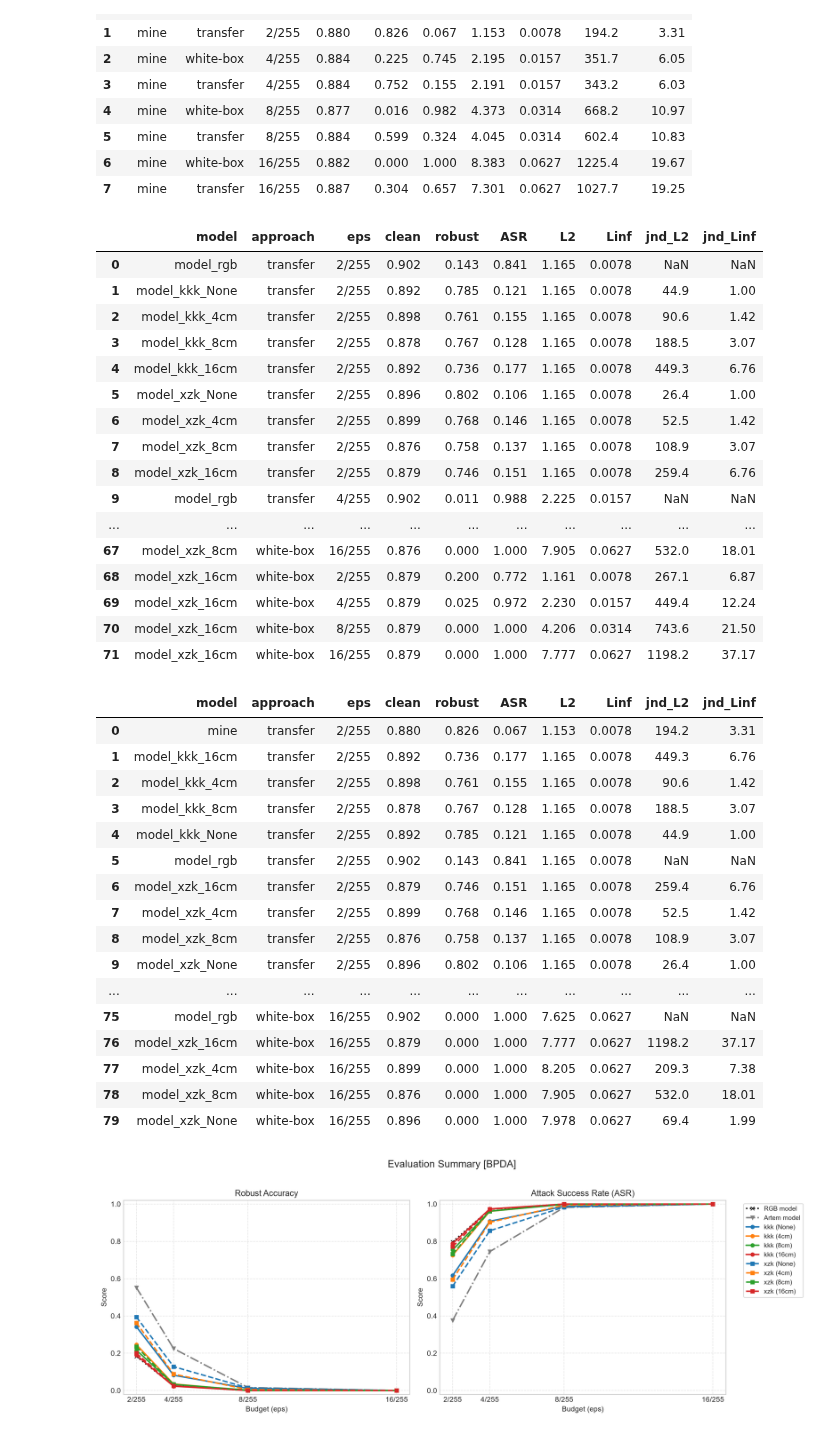
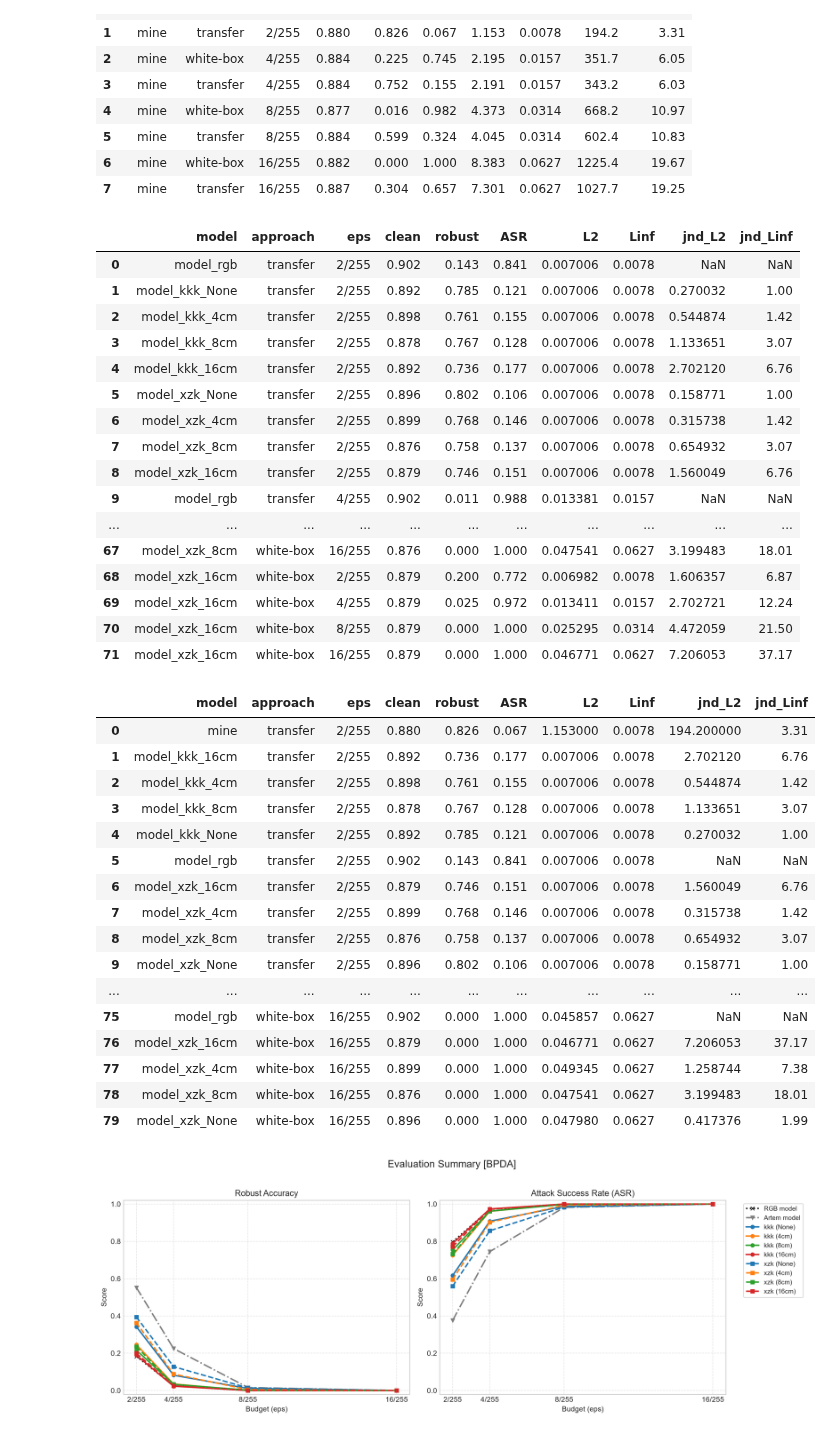
Before and after one commit to tarakanov517/CV_JND_based_approach, a Jupyter notebook: stl10-resnet50/scripts/comparison_approaches.ipynb, the cells around one changed output. Saved outputs shown, nothing was run; the diff lists cells and outputs as text; code cells hidden in the pictures.

```diff
--- a/stl10-resnet50/scripts/comparison_approaches.ipynb
+++ b/stl10-resnet50/scripts/comparison_approaches.ipynb
@@ -140,29 +145,33 @@ for model_name, eps_dict in raw_results.get('bpda', {}).items():
         })
 # %%
 my_results = pd.DataFrame(rows)
+norm_factor = np.sqrt(3 * 96 * 96) # данные получены на датасете stl10 с изображениями 96 на 96
+
+my_results['L2'] = my_results['L2'] / norm_factor
+my_results['jnd_L2'] = my_results['jnd_L2'] / norm_factor
 
 with pd.option_context('display.max_rows', None, 'display.max_columns', None):
     display(my_results)
 
 my_results.to_csv(out_csv / 'Jnd_results.csv', index=False, encoding='utf-8')
 # %% [output]
 |  | model | approach | eps | clean | robust | ASR | L2 | Linf | jnd_L2 | jnd_Linf |
-| 0 | model_rgb | transfer | 2/255 | 0.902 | 0.143 | 0.841 | 1.165 | 0.0078 | NaN | NaN |
-| 1 | model_kkk_None | transfer | 2/255 | 0.892 | 0.785 | 0.121 | 1.165 | 0.0078 | 44.9 | 1.00 |
-| 2 | model_kkk_4cm | transfer | 2/255 | 0.898 | 0.761 | 0.155 | 1.165 | 0.0078 | 90.6 | 1.42 |
-| 3 | model_kkk_8cm | transfer | 2/255 | 0.878 | 0.767 | 0.128 | 1.165 | 0.0078 | 188.5 | 3.07 |
-| 4 | model_kkk_16cm | transfer | 2/255 | 0.892 | 0.736 | 0.177 | 1.165 | 0.0078 | 449.3 | 6.76 |
-| 5 | model_xzk_None | transfer | 2/255 | 0.896 | 0.802 | 0.106 | 1.165 | 0.0078 | 26.4 | 1.00 |
-| 6 | model_xzk_4cm | transfer | 2/255 | 0.899 | 0.768 | 0.146 | 1.165 | 0.0078 | 52.5 | 1.42 |
-| 7 | model_xzk_8cm | transfer | 2/255 | 0.876 | 0.758 | 0.137 | 1.165 | 0.0078 | 108.9 | 3.07 |
-| 8 | model_xzk_16cm | transfer | 2/255 | 0.879 | 0.746 | 0.151 | 1.165 | 0.0078 | 259.4 | 6.76 |
-| 9 | model_rgb | transfer | 4/255 | 0.902 | 0.011 | 0.988 | 2.225 | 0.0157 | NaN | NaN |
+| 0 | model_rgb | transfer | 2/255 | 0.902 | 0.143 | 0.841 | 0.007006 | 0.0078 | NaN | NaN |
+| 1 | model_kkk_None | transfer | 2/255 | 0.892 | 0.785 | 0.121 | 0.007006 | 0.0078 | 0.270032 | 1.00 |
+| 2 | model_kkk_4cm | transfer | 2/255 | 0.898 | 0.761 | 0.155 | 0.007006 | 0.0078 | 0.544874 | 1.42 |
+| 3 | model_kkk_8cm | transfer | 2/255 | 0.878 | 0.767 | 0.128 | 0.007006 | 0.0078 | 1.133651 | 3.07 |
+| 4 | model_kkk_16cm | transfer | 2/255 | 0.892 | 0.736 | 0.177 | 0.007006 | 0.0078 | 2.702120 | 6.76 |
+| 5 | model_xzk_None | transfer | 2/255 | 0.896 | 0.802 | 0.106 | 0.007006 | 0.0078 | 0.158771 | 1.00 |
+| 6 | model_xzk_4cm | transfer | 2/255 | 0.899 | 0.768 | 0.146 | 0.007006 | 0.0078 | 0.315738 | 1.42 |
+| 7 | model_xzk_8cm | transfer | 2/255 | 0.876 | 0.758 | 0.137 | 0.007006 | 0.0078 | 0.654932 | 3.07 |
+| 8 | model_xzk_16cm | transfer | 2/255 | 0.879 | 0.746 | 0.151 | 0.007006 | 0.0078 | 1.560049 | 6.76 |
+| 9 | model_rgb | transfer | 4/255 | 0.902 | 0.011 | 0.988 | 0.013381 | 0.0157 | NaN | NaN |
 | ... | ... | ... | ... | ... | ... | ... | ... | ... | ... | ... |
-| 67 | model_xzk_8cm | white-box | 16/255 | 0.876 | 0.000 | 1.000 | 7.905 | 0.0627 | 532.0 | 18.01 |
-| 68 | model_xzk_16cm | white-box | 2/255 | 0.879 | 0.200 | 0.772 | 1.161 | 0.0078 | 267.1 | 6.87 |
-| 69 | model_xzk_16cm | white-box | 4/255 | 0.879 | 0.025 | 0.972 | 2.230 | 0.0157 | 449.4 | 12.24 |
-| 70 | model_xzk_16cm | white-box | 8/255 | 0.879 | 0.000 | 1.000 | 4.206 | 0.0314 | 743.6 | 21.50 |
-| 71 | model_xzk_16cm | white-box | 16/255 | 0.879 | 0.000 | 1.000 | 7.777 | 0.0627 | 1198.2 | 37.17 |
+| 67 | model_xzk_8cm | white-box | 16/255 | 0.876 | 0.000 | 1.000 | 0.047541 | 0.0627 | 3.199483 | 18.01 |
+| 68 | model_xzk_16cm | white-box | 2/255 | 0.879 | 0.200 | 0.772 | 0.006982 | 0.0078 | 1.606357 | 6.87 |
+| 69 | model_xzk_16cm | white-box | 4/255 | 0.879 | 0.025 | 0.972 | 0.013411 | 0.0157 | 2.702721 | 12.24 |
+| 70 | model_xzk_16cm | white-box | 8/255 | 0.879 | 0.000 | 1.000 | 0.025295 | 0.0314 | 4.472059 | 21.50 |
+| 71 | model_xzk_16cm | white-box | 16/255 | 0.879 | 0.000 | 1.000 | 0.046771 | 0.0627 | 7.206053 | 37.17 |
 # %%
 df_comparison = pd.concat([my_results, artem_results], ignore_index=True)
 
@@ -181,22 +190,22 @@ with pd.option_context('display.max_rows', None, 'display.max_columns', None):
 df_comparison.to_csv(out_csv / 'df_comparison.csv', index=False, encoding='utf-8')
 # %% [output]
 |  | model | approach | eps | clean | robust | ASR | L2 | Linf | jnd_L2 | jnd_Linf |
-| 0 | mine | transfer | 2/255 | 0.880 | 0.826 | 0.067 | 1.153 | 0.0078 | 194.2 | 3.31 |
-| 1 | model_kkk_16cm | transfer | 2/255 | 0.892 | 0.736 | 0.177 | 1.165 | 0.0078 | 449.3 | 6.76 |
-| 2 | model_kkk_4cm | transfer | 2/255 | 0.898 | 0.761 | 0.155 | 1.165 | 0.0078 | 90.6 | 1.42 |
-| 3 | model_kkk_8cm | transfer | 2/255 | 0.878 | 0.767 | 0.128 | 1.165 | 0.0078 | 188.5 | 3.07 |
-| 4 | model_kkk_None | transfer | 2/255 | 0.892 | 0.785 | 0.121 | 1.165 | 0.0078 | 44.9 | 1.00 |
-| 5 | model_rgb | transfer | 2/255 | 0.902 | 0.143 | 0.841 | 1.165 | 0.0078 | NaN | NaN |
-| 6 | model_xzk_16cm | transfer | 2/255 | 0.879 | 0.746 | 0.151 | 1.165 | 0.0078 | 259.4 | 6.76 |
-| 7 | model_xzk_4cm | transfer | 2/255 | 0.899 | 0.768 | 0.146 | 1.165 | 0.0078 | 52.5 | 1.42 |
-| 8 | model_xzk_8cm | transfer | 2/255 | 0.876 | 0.758 | 0.137 | 1.165 | 0.0078 | 108.9 | 3.07 |
-| 9 | model_xzk_None | transfer | 2/255 | 0.896 | 0.802 | 0.106 | 1.165 | 0.0078 | 26.4 | 1.00 |
+| 0 | mine | transfer | 2/255 | 0.880 | 0.826 | 0.067 | 1.153000 | 0.0078 | 194.200000 | 3.31 |
+| 1 | model_kkk_16cm | transfer | 2/255 | 0.892 | 0.736 | 0.177 | 0.007006 | 0.0078 | 2.702120 | 6.76 |
+| 2 | model_kkk_4cm | transfer | 2/255 | 0.898 | 0.761 | 0.155 | 0.007006 | 0.0078 | 0.544874 | 1.42 |
+| 3 | model_kkk_8cm | transfer | 2/255 | 0.878 | 0.767 | 0.128 | 0.007006 | 0.0078 | 1.133651 | 3.07 |
+| 4 | model_kkk_None | transfer | 2/255 | 0.892 | 0.785 | 0.121 | 0.007006 | 0.0078 | 0.270032 | 1.00 |
+| 5 | model_rgb | transfer | 2/255 | 0.902 | 0.143 | 0.841 | 0.007006 | 0.0078 | NaN | NaN |
+| 6 | model_xzk_16cm | transfer | 2/255 | 0.879 | 0.746 | 0.151 | 0.007006 | 0.0078 | 1.560049 | 6.76 |
+| 7 | model_xzk_4cm | transfer | 2/255 | 0.899 | 0.768 | 0.146 | 0.007006 | 0.0078 | 0.315738 | 1.42 |
+| 8 | model_xzk_8cm | transfer | 2/255 | 0.876 | 0.758 | 0.137 | 0.007006 | 0.0078 | 0.654932 | 3.07 |
+| 9 | model_xzk_None | transfer | 2/255 | 0.896 | 0.802 | 0.106 | 0.007006 | 0.0078 | 0.158771 | 1.00 |
 | ... | ... | ... | ... | ... | ... | ... | ... | ... | ... | ... |
-| 75 | model_rgb | white-box | 16/255 | 0.902 | 0.000 | 1.000 | 7.625 | 0.0627 | NaN | NaN |
-| 76 | model_xzk_16cm | white-box | 16/255 | 0.879 | 0.000 | 1.000 | 7.777 | 0.0627 | 1198.2 | 37.17 |
-| 77 | model_xzk_4cm | white-box | 16/255 | 0.899 | 0.000 | 1.000 | 8.205 | 0.0627 | 209.3 | 7.38 |
-| 78 | model_xzk_8cm | white-box | 16/255 | 0.876 | 0.000 | 1.000 | 7.905 | 0.0627 | 532.0 | 18.01 |
-| 79 | model_xzk_None | white-box | 16/255 | 0.896 | 0.000 | 1.000 | 7.978 | 0.0627 | 69.4 | 1.99 |
+| 75 | model_rgb | white-box | 16/255 | 0.902 | 0.000 | 1.000 | 0.045857 | 0.0627 | NaN | NaN |
+| 76 | model_xzk_16cm | white-box | 16/255 | 0.879 | 0.000 | 1.000 | 0.046771 | 0.0627 | 7.206053 | 37.17 |
+| 77 | model_xzk_4cm | white-box | 16/255 | 0.899 | 0.000 | 1.000 | 0.049345 | 0.0627 | 1.258744 | 7.38 |
+| 78 | model_xzk_8cm | white-box | 16/255 | 0.876 | 0.000 | 1.000 | 0.047541 | 0.0627 | 3.199483 | 18.01 |
+| 79 | model_xzk_None | white-box | 16/255 | 0.896 | 0.000 | 1.000 | 0.047980 | 0.0627 | 0.417376 | 1.99 |
 # %%
 plots_dir = Path('../results/plots')
 plots_dir.mkdir(parents=True, exist_ok=True)
```
Also changed, not shown: parts of 2 cells of this notebook, 3 other files.
